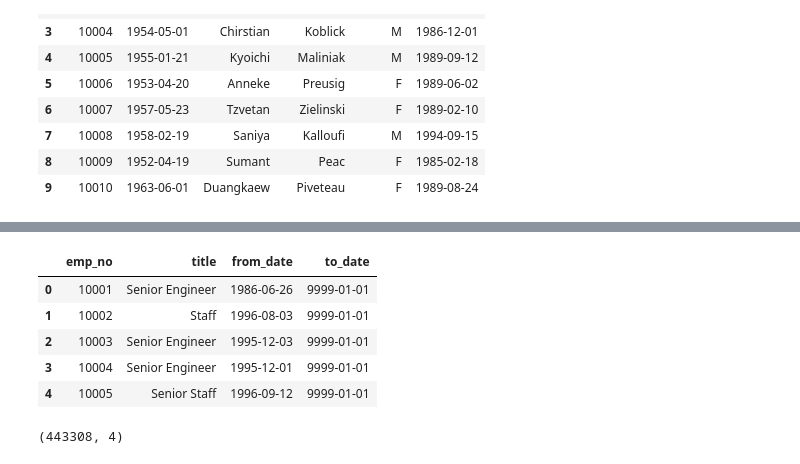
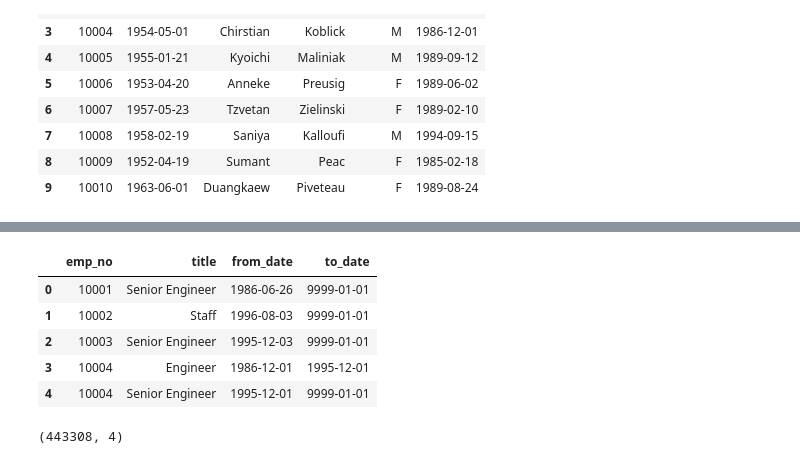
Before and after one commit to CodeupClassroom/kalpana-data-science-libraries, a Jupyter notebook: advanced_dataframe_exercises.ipynb, the cells around one changed output, grey strips where cells are left out. Saved outputs shown, nothing was run; the diff lists cells and outputs as text; code cells hidden in the pictures.

```diff
--- a/advanced_dataframe_exercises.ipynb
+++ b/advanced_dataframe_exercises.ipynb
@@ -54,19 +56,18 @@ employees.shape
 # %%
 sql = """
 SELECT * FROM titles
-WHERE to_date LIKE '9999-%'
-LIMIT 100
+
 """
 
 titles = pd.read_sql(sql, url)
 titles.head()
 # %% [output]
 |  | emp_no | title | from_date | to_date |
 | 0 | 10001 | Senior Engineer | 1986-06-26 | 9999-01-01 |
 | 1 | 10002 | Staff | 1996-08-03 | 9999-01-01 |
 | 2 | 10003 | Senior Engineer | 1995-12-03 | 9999-01-01 |
-| 3 | 10004 | Senior Engineer | 1995-12-01 | 9999-01-01 |
-| 4 | 10005 | Senior Staff | 1996-09-12 | 9999-01-01 |
+| 3 | 10004 | Engineer | 1986-12-01 | 1995-12-01 |
+| 4 | 10004 | Senior Engineer | 1995-12-01 | 9999-01-01 |
 # %%
 titles.shape
 # %% [output]
```
Also changed, not shown: parts of 25 cells of this notebook.
